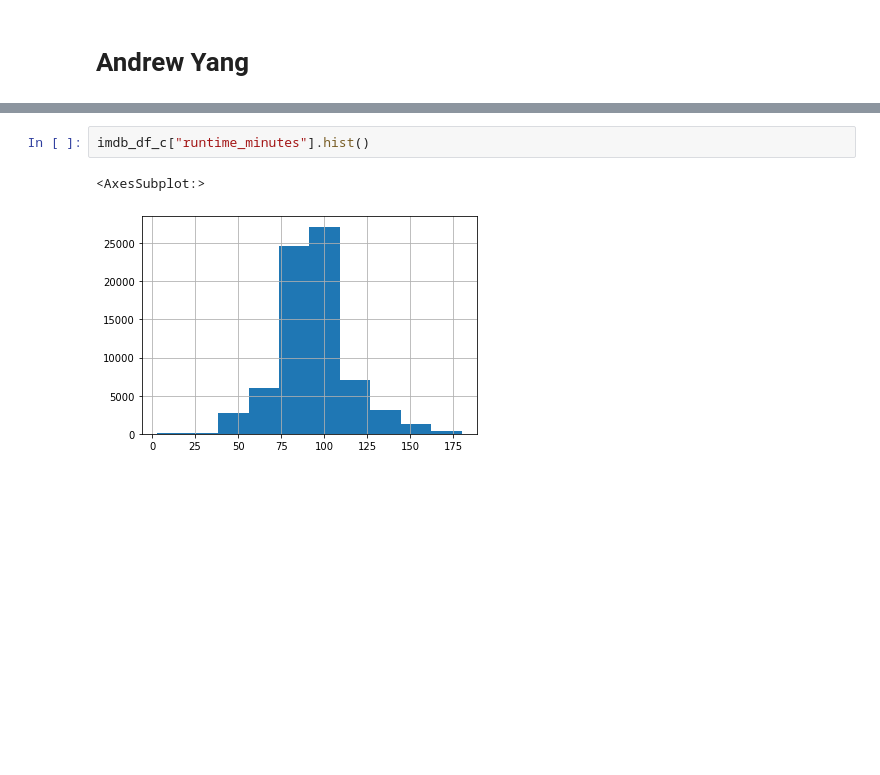
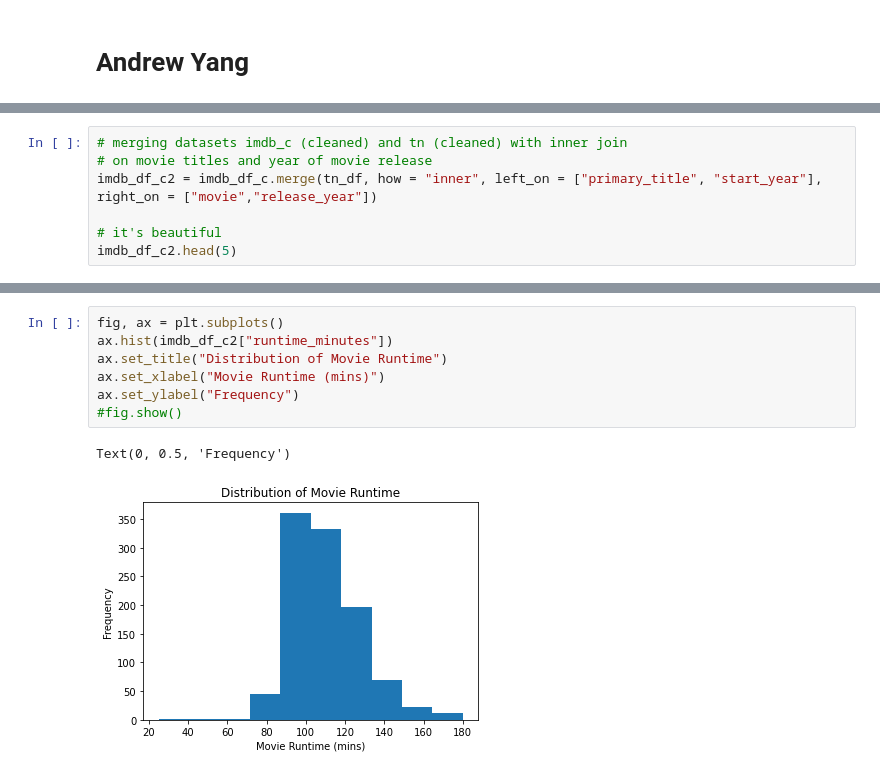
Before and after one commit to doriggs/Semester1Capstone, a Jupyter notebook: student.ipynb, the cells around one changed output, grey strips where cells are left out. Saved outputs shown, nothing was run; the diff lists cells and outputs as text; blank space fills up the shorter version.

```diff
--- a/student.ipynb
+++ b/student.ipynb
@@ -138,0 +171,7 @@ imdb_df_c.head()
+# %%
+# merging datasets imdb_c (cleaned) and tn (cleaned) with inner join
+# on movie titles and year of movie release
+imdb_df_c2 = imdb_df_c.merge(tn_df, how = "inner", left_on = ["primary_title", "start_year"], right_on = ["movie","release_year"])
+
+# it's beautiful
+imdb_df_c2.head(5)
@@ -205,5 +228,10 @@ fig.show()
-# %%
-imdb_df_c["runtime_minutes"].hist()
-# %% [output]
-<AxesSubplot:>
-[figure, removed]
+# %%
+fig, ax = plt.subplots()
+ax.hist(imdb_df_c2["runtime_minutes"])
+ax.set_title("Distribution of Movie Runtime")
+ax.set_xlabel("Movie Runtime (mins)")
+ax.set_ylabel("Frequency")
+#fig.show()
+# %% [output]
+Text(0, 0.5, 'Frequency')
+[figure, added]
```
Also changed, not shown: parts of 26 cells of this notebook.
